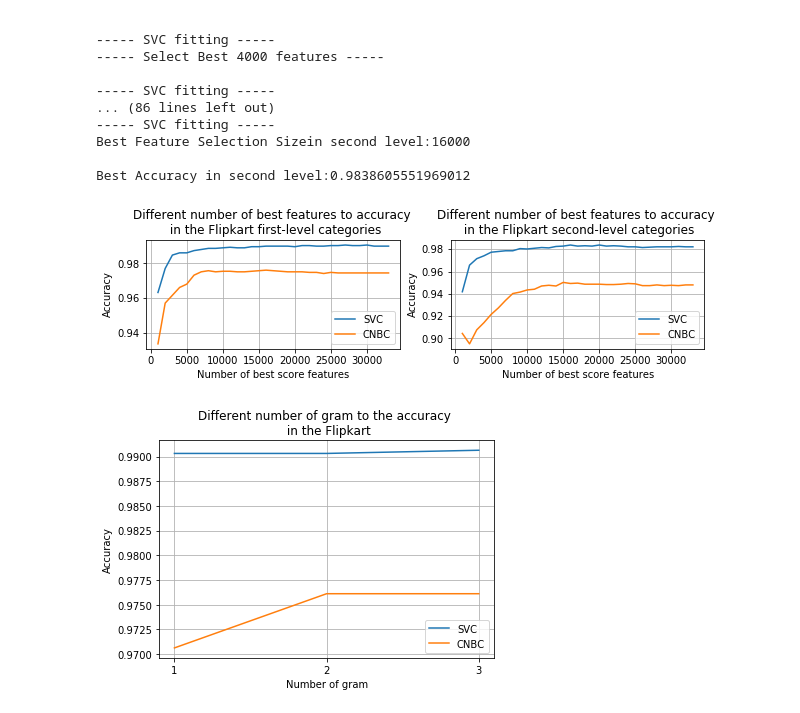
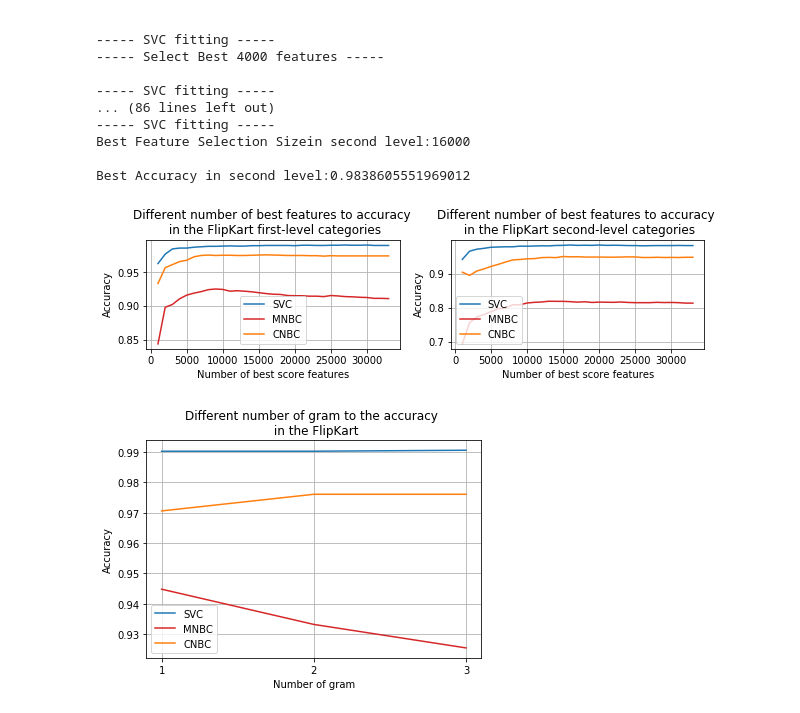
Before and after one commit to justin8953/MasterProject, a Jupyter notebook: scripts/FeatureSelectionwithNgram.ipynb, the cells around one changed output. Saved outputs shown, nothing was run; the diff lists cells and outputs as text; code cells hidden in the pictures.

```diff
--- a/scripts/FeatureSelectionwithNgram.ipynb
+++ b/scripts/FeatureSelectionwithNgram.ipynb
@@ -630,0 +845,2 @@ Best Accuracy in second level:0.9486765655261459
+# %%
+numofBestCNBC,scoresCNBC = fs.CNBC()
@@ -669,9 +923,11 @@ Best Feature Selection Sizein second level:8000
 
 Best Accuracy in second level:0.9828921885087153
 # %%
-plotDifferentNumFeatureInfluence(numofBestMNBC,numofBestndSVC,scoresSVC,scoresndSVC,scoresMNBC,scoresndMNBC,folder[1],2)
+plotDifferentNumFeatureInfluence(numofBestMNBC,numofBestndSVC,scoresSVC,scoresndSVC,scoresMNBC,scoresndMNBC,scoresCNBC,scoresndCNBC,folder[1],2)
 gram_2MNBC = max(scoresMNBC)
+gram_2CNBC = max(scoresCNBC)
 gram_2SVC =  max(scoresSVC)
-NBCGram.append(gram_2MNBC)
+MNBCGram.append(gram_2MNBC)
+CNBCGram.append(gram_2CNBC)
 SVCGram.append(gram_2SVC)
 # %% [output]
@@ -729,0 +986,2 @@ Best Accuracy in second level:0.9502905100064558
+# %%
+numofBestCNBC,scoresCNBC = fs.CNBC()
@@ -768,15 +1064,17 @@ Best Feature Selection Sizein second level:16000
 
 Best Accuracy in second level:0.9838605551969012
 # %%
-plotDifferentNumFeatureInfluence(numofBestMNBC,numofBestndSVC,scoresSVC,scoresndSVC,scoresMNBC,scoresndMNBC,folder[1],3)
+plotDifferentNumFeatureInfluence(numofBestMNBC,numofBestndSVC,scoresSVC,scoresndSVC,scoresMNBC,scoresndMNBC,scoresCNBC,scoresndCNBC,folder[1],3)
 gram_3MNBC = max(scoresMNBC)
+gram_3CNBC = max(scoresCNBC)
 gram_3SVC =  max(scoresSVC)
-NBCGram.append(gram_3MNBC)
+MNBCGram.append(gram_3MNBC)
+CNBCGram.append(gram_3CNBC)
 SVCGram.append(gram_3SVC)
 # %% [output]
-[figure, old version]
+[figure, new version]
 # %%
-plotDifferentGramInfluence(Gram,NBCGram,SVCGram,folder[1])
+plotDifferentGramInfluence(Gram,MNBCGram,CNBCGram,SVCGram,folder[1])
 # %% [output]
-[figure, old version]
+[figure, new version]
 # %%
```
Also changed, not shown: parts of 84 cells of this notebook, 22 other files.
